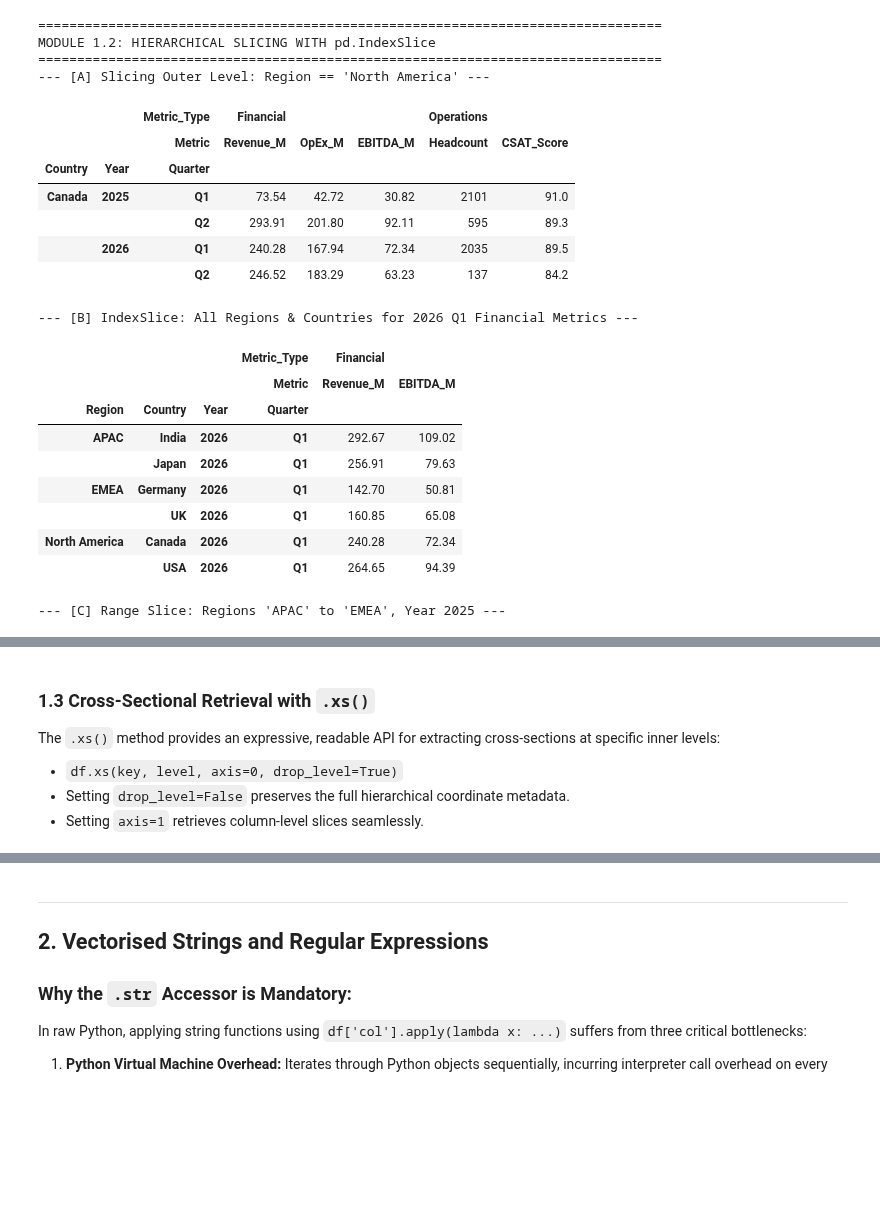
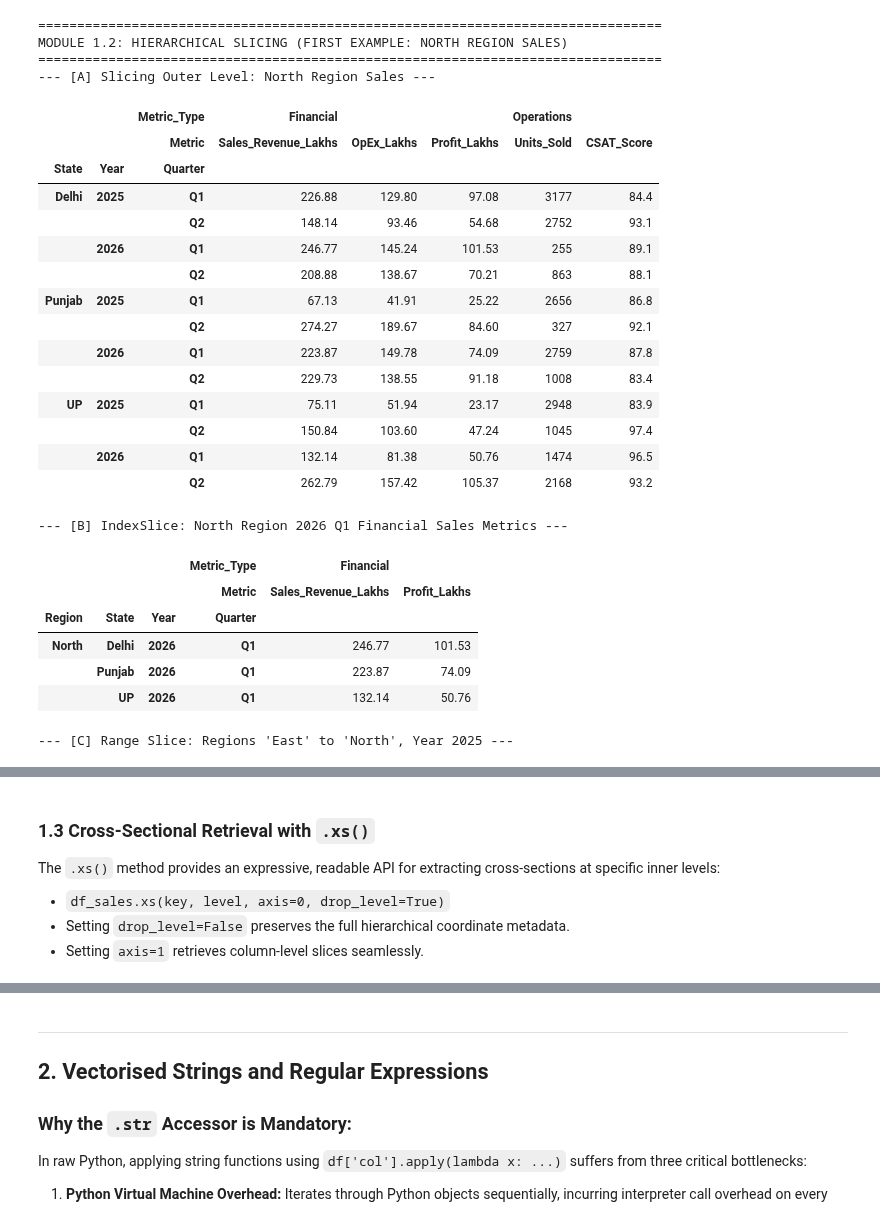
Before and after one commit to Abiads/CDAC-Data-Analytics, a Jupyter notebook: Day9/data_wrangling/01_data_wrangling.ipynb, the cells around one changed output, grey strips where cells are left out. Cells and saved outputs as stored; diff of their text form; code cells hidden in the pictures; blank space fills up the shorter version.

Commit message:
refactor(day9): set North region sales as primary first example in MultiIndex module

```diff
--- a/Day9/data_wrangling/01_data_wrangling.ipynb
+++ b/Day9/data_wrangling/01_data_wrangling.ipynb
@@ -173,54 +177,59 @@ In a flat DataFrame, slicing uses `df.loc[row_slice, col_slice]`. In a MultiInde
 # %%
 print("=" * 80)
-print("MODULE 1.2: HIERARCHICAL SLICING WITH pd.IndexSlice")
+print("MODULE 1.2: HIERARCHICAL SLICING (FIRST EXAMPLE: NORTH REGION SALES)")
 print("=" * 80)
 
 idx = pd.IndexSlice
 
-# Example A: Slice outer level directly
-print("--- [A] Slicing Outer Level: Region == 'North America' ---")
-na_slice = df_enterprise.loc['North America']
-display(na_slice.head(4))
+# Example A: Slice outer level directly -> North Region Sales
+print("--- [A] Slicing Outer Level: North Region Sales ---")
+north_region_sales = df_sales.loc['North']
+display(north_region_sales)
 
 # Example B: Precise Multi-Level Slice via IndexSlice
-# Filter: Any Region, Any Country, Year 2026, Quarter 'Q1'
-# Columns: Financial Category (Revenue_M and EBITDA_M only)
-print("\n--- [B] IndexSlice: All Regions & Countries for 2026 Q1 Financial Metrics ---")
-q1_2026_financials = df_enterprise.loc[
-    idx[:, :, 2026, 'Q1'],
-    idx['Financial', ['Revenue_M', 'EBITDA_M']]
+# Filter: North Region, All States, Year 2026, Quarter 'Q1'
+# Columns: Financial Category (Sales_Revenue_Lakhs and Profit_Lakhs only)
+print("\n--- [B] IndexSlice: North Region 2026 Q1 Financial Sales Metrics ---")
+north_q1_sales = df_sales.loc[
+    idx['North', :, 2026, 'Q1'],
+    idx['Financial', ['Sales_Revenue_Lakhs', 'Profit_Lakhs']]
 ]
-display(q1_2026_financials)
+display(north_q1_sales)
 
 # Example C: Range Slicing on Hierarchical Index
-# Filter: Regions from 'APAC' to 'EMEA', Year 2025
-print("\n--- [C] Range Slice: Regions 'APAC' to 'EMEA', Year 2025 ---")
-range_slice = df_enterprise.loc[
-    idx['APAC':'EMEA', :, 2025, :],
+# Filter: Regions from 'East' to 'North', Year 2025
+print("\n--- [C] Range Slice: Regions 'East' to 'North', Year 2025 ---")
+range_sales = df_sales.loc[
+    idx['East':'North', :, 2025, :],
     :
 ]
-display(range_slice.head(6))
+display(range_sales.head(6))
 # %% [output]
 ================================================================================
-MODULE 1.2: HIERARCHICAL SLICING WITH pd.IndexSlice
+MODULE 1.2: HIERARCHICAL SLICING (FIRST EXAMPLE: NORTH REGION SALES)
 ================================================================================
---- [A] Slicing Outer Level: Region == 'North America' ---
+--- [A] Slicing Outer Level: North Region Sales ---
 |  |  | Metric_Type | Financial |  |  | Operations |  |
-|  |  | Metric | Revenue_M | OpEx_M | EBITDA_M | Headcount | CSAT_Score |
-| Country | Year | Quarter |  |  |  |  |  |
-| Canada | 2025 | Q1 | 73.54 | 42.72 | 30.82 | 2101 | 91.0 |
-|  |  | Q2 | 293.91 | 201.80 | 92.11 | 595 | 89.3 |
-|  | 2026 | Q1 | 240.28 | 167.94 | 72.34 | 2035 | 89.5 |
-|  |  | Q2 | 246.52 | 183.29 | 63.23 | 137 | 84.2 |
+|  |  | Metric | Sales_Revenue_Lakhs | OpEx_Lakhs | Profit_Lakhs | Units_Sold | CSAT_Score |
+| State | Year | Quarter |  |  |  |  |  |
+| Delhi | 2025 | Q1 | 226.88 | 129.80 | 97.08 | 3177 | 84.4 |
+|  |  | Q2 | 148.14 | 93.46 | 54.68 | 2752 | 93.1 |
+|  | 2026 | Q1 | 246.77 | 145.24 | 101.53 | 255 | 89.1 |
+|  |  | Q2 | 208.88 | 138.67 | 70.21 | 863 | 88.1 |
+| Punjab | 2025 | Q1 | 67.13 | 41.91 | 25.22 | 2656 | 86.8 |
+|  |  | Q2 | 274.27 | 189.67 | 84.60 | 327 | 92.1 |
+|  | 2026 | Q1 | 223.87 | 149.78 | 74.09 | 2759 | 87.8 |
+|  |  | Q2 | 229.73 | 138.55 | 91.18 | 1008 | 83.4 |
+| UP | 2025 | Q1 | 75.11 | 51.94 | 23.17 | 2948 | 83.9 |
+|  |  | Q2 | 150.84 | 103.60 | 47.24 | 1045 | 97.4 |
+|  | 2026 | Q1 | 132.14 | 81.38 | 50.76 | 1474 | 96.5 |
+|  |  | Q2 | 262.79 | 157.42 | 105.37 | 2168 | 93.2 |
---- [B] IndexSlice: All Regions & Countries for 2026 Q1 Financial Metrics ---
+--- [B] IndexSlice: North Region 2026 Q1 Financial Sales Metrics ---
 |  |  |  | Metric_Type | Financial |  |
-|  |  |  | Metric | Revenue_M | EBITDA_M |
-| Region | Country | Year | Quarter |  |  |
-| APAC | India | 2026 | Q1 | 292.67 | 109.02 |
-|  | Japan | 2026 | Q1 | 256.91 | 79.63 |
-| EMEA | Germany | 2026 | Q1 | 142.70 | 50.81 |
-|  | UK | 2026 | Q1 | 160.85 | 65.08 |
-| North America | Canada | 2026 | Q1 | 240.28 | 72.34 |
-|  | USA | 2026 | Q1 | 264.65 | 94.39 |
+|  |  |  | Metric | Sales_Revenue_Lakhs | Profit_Lakhs |
+| Region | State | Year | Quarter |  |  |
+| North | Delhi | 2026 | Q1 | 246.77 | 101.53 |
+|  | Punjab | 2026 | Q1 | 223.87 | 74.09 |
+|  | UP | 2026 | Q1 | 132.14 | 50.76 |
---- [C] Range Slice: Regions 'APAC' to 'EMEA', Year 2025 ---
+--- [C] Range Slice: Regions 'East' to 'North', Year 2025 ---
 |  |  |  | Metric_Type | Financial |  |  | Operations |  |
@@ -236,7 +245,7 @@ MODULE 1.2: HIERARCHICAL SLICING WITH pd.IndexSlice
 ### 1.3 Cross-Sectional Retrieval with `.xs()`
 
 The `.xs()` method provides an expressive, readable API for extracting cross-sections at specific inner levels:
-- `df.xs(key, level, axis=0, drop_level=True)`
+- `df_sales.xs(key, level, axis=0, drop_level=True)`
 - Setting `drop_level=False` preserves the full hierarchical coordinate metadata.
 - Setting `axis=1` retrieves column-level slices seamlessly.
 # %%
```
Also changed, not shown: parts of 45 cells of this notebook, 1 other file.
